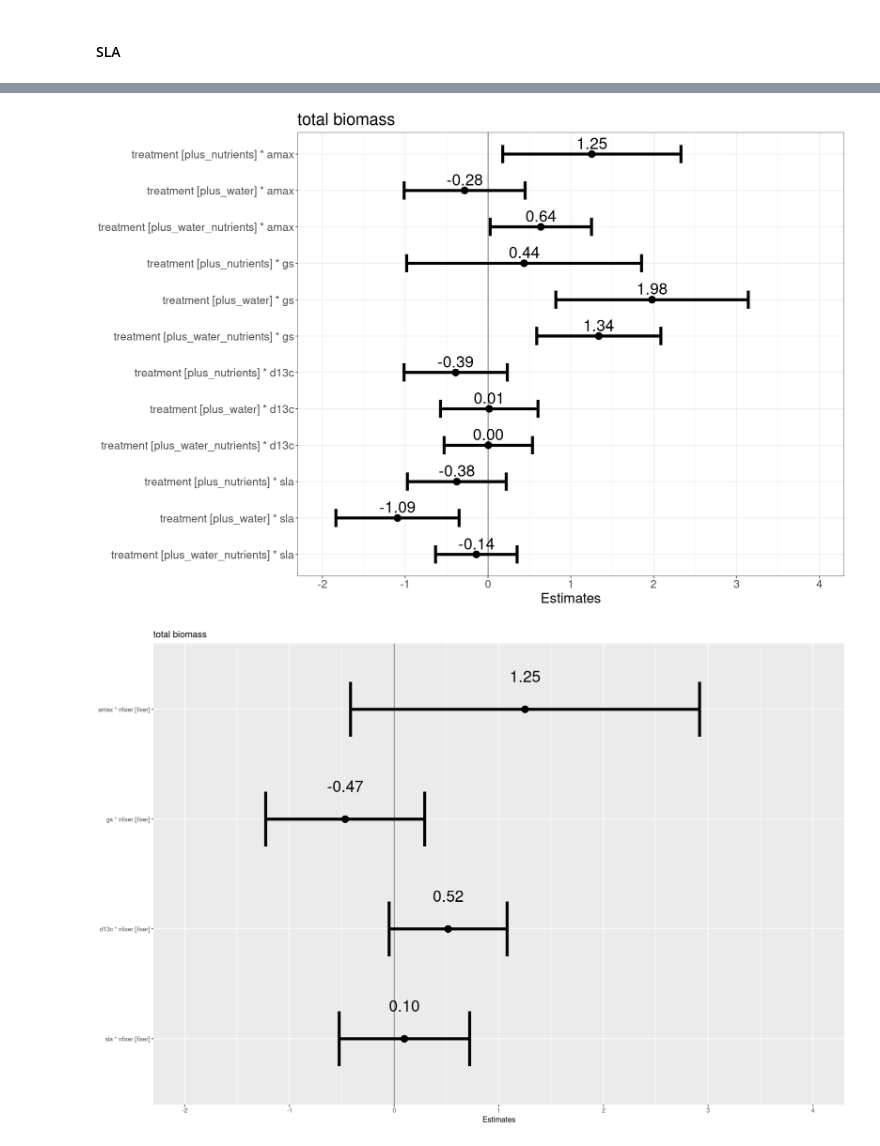
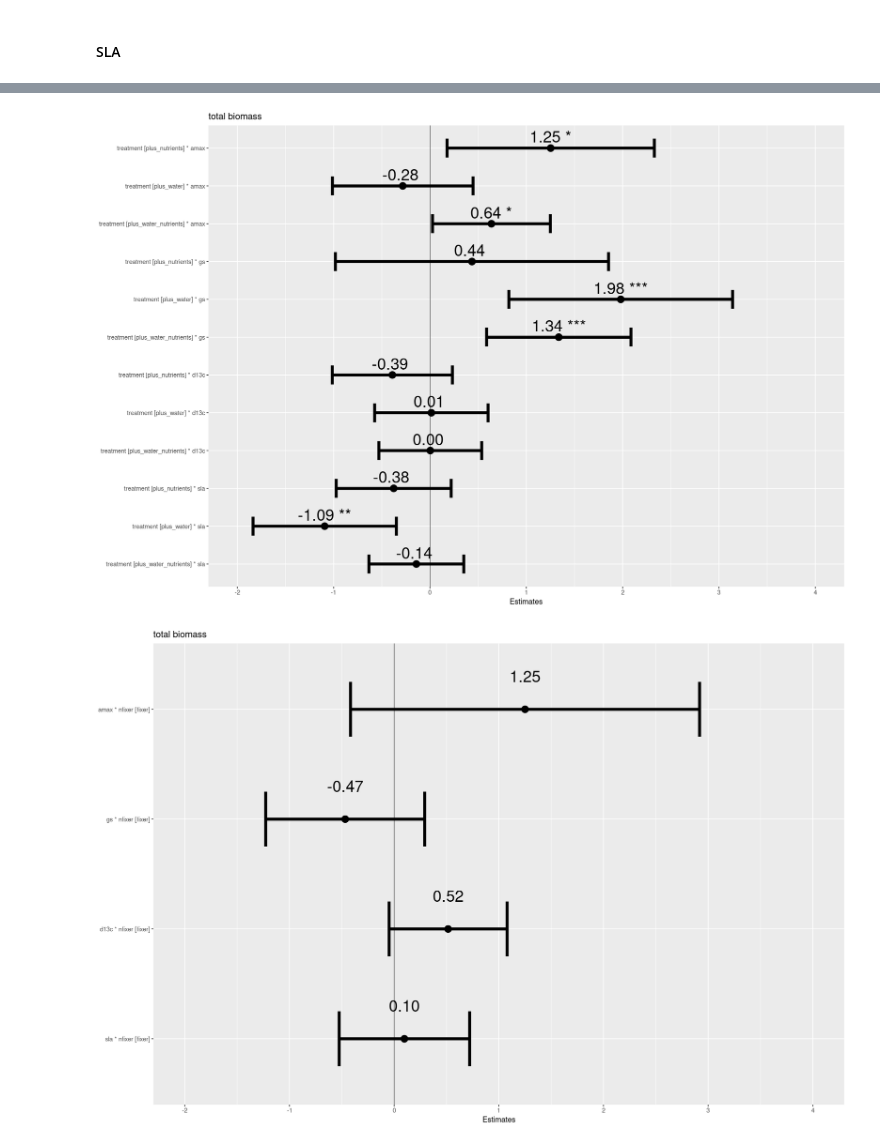
Before and after one commit to ecamo19/shade_house_reproducible_stats, a Jupyter notebook: notebooks/model_for_q3.ipynb, the cells around one changed output, grey strips where cells are left out. Cells and saved outputs as stored; diff of their text form; code cells hidden in the pictures.

```diff
--- a/notebooks/model_for_q3.ipynb
+++ b/notebooks/model_for_q3.ipynb
@@ -367,27 +363,24 @@ emtrends(model_pc_total_biomass,
 # %%
 plot_model(model_pc_total_biomass, show.values = TRUE,
 
                         rm.terms = c("treatmentplus_nutrients","treatmentplus_water",
                                     "treatmentplus_water_nutrients",
                                     "amax", "gs", "d13c", "sla", "init_height",
                                     "nfixerfixer", "amax:nfixerfixer",
                                     "gs:nfixerfixer", "d13c:nfixerfixer",
                                     "sla:nfixerfixer"
                                     ),
                         colors = "black",
                         value.offset = .3,
                         value.size = 8,
                         dot.size = 4.5,
                         line.size = 2,
                         vline.color = "black",
                         width = 0.5,
-                        show.p = FALSE,
-
-                        ) +
-                        theme_bw() +
-                        theme(text = element_text(size = 20))
+                        show.p = TRUE,
+                        )
 # %% [output]
-[figure, old version]
+[figure, new version]
 # %%
 plot_model(model_pc_total_biomass, show.values = TRUE,
 
```
Also changed, not shown: parts of 10 cells of this notebook.
